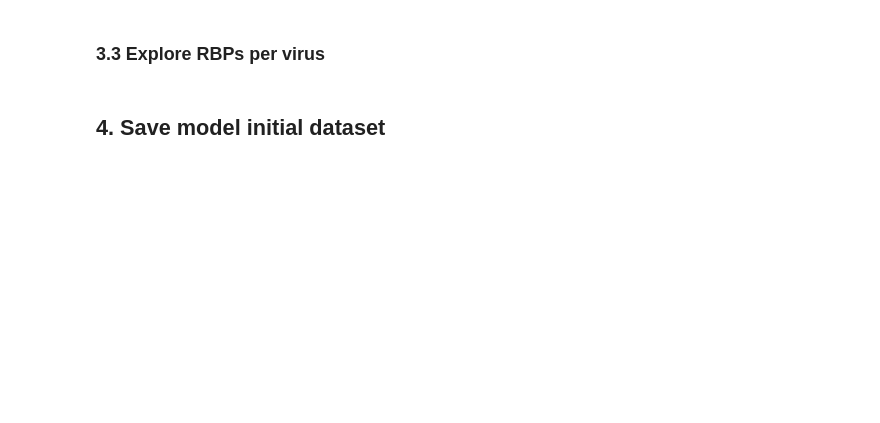
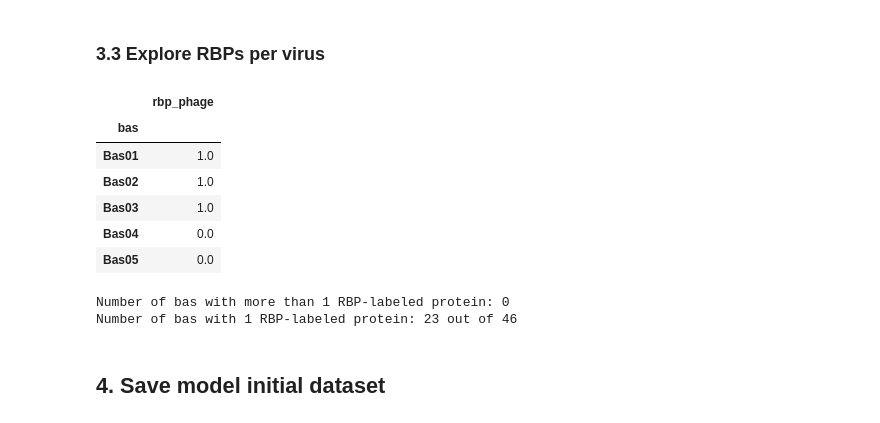
Before and after one commit to Drivahah/Predicting-phage-host-interaction-with-Language-Models, a Jupyter notebook: notebooks/02_transform_data.ipynb, the cells around one changed output. Cells and saved outputs as stored; diff of their text form; code cells hidden in the pictures; blank space fills up the shorter version.

```diff
--- a/notebooks/02_transform_data.ipynb
+++ b/notebooks/02_transform_data.ipynb
@@ -450,13 +450,9 @@ Let's try to relax the thresholds a bit to see if we can get a higher number of
 In particular, let's reduce the PhageRBPDdetect threshold, being it the most strict one.
 # %%
 # Define thresholds
-thresholds = {'phanns_tf': 9.85,
-              'phanns_conf': 0.995,
+thresholds = {'phanns_tf': 9.75,
+              'phanns_conf': 0.975,
               'phagerbp': 0.995}
 
 # Subset protein_NN to relevant columns and filter for thresholds
 protein_NN_survivors = NN_thresholds(thresholds)
-
-# Display survivors
-print(f'Number of survivors: {len(protein_NN_survivors)}')
-display(protein_NN_survivors)
@@ -523,7 +519,0 @@ We can get the info in the locus_tag column.
-# %%
-# Add bas column to basel_proteome (capitalized)
-basel_proteome['bas'] = basel_proteome['locus_tag'].str.split('_', expand=True)[0]
-basel_proteome['bas'] = basel_proteome['bas'].str.capitalize()
-
-# Display basel_proteome
-display(basel_proteome.head())
@@ -649,4 +596,21 @@ display(model_initial[model_initial['rbp_phage'] == 1])
 # %% [markdown]
 ### 3.3 Explore RBPs per virus
+# %%
+# How many rbp_phage == 1 per bas
+rbp_count = model_initial.groupby('bas')['rbp_phage'].sum().to_frame()
+# %%
+display(rbp_count.head())
+print(f'Number of bas with more than 1 RBP-labeled protein: {len(rbp_count.loc[rbp_count["rbp_phage"] > 1])}')
+print(f'Number of bas with 1 RBP-labeled protein: {len(rbp_count.loc[rbp_count["rbp_phage"] == 1])} out of {len(rbp_count)}')
+# %% [output]
+|  | rbp_phage |
+| bas |  |
+| Bas01 | 1.0 |
+| Bas02 | 1.0 |
+| Bas03 | 1.0 |
+| Bas04 | 0.0 |
+| Bas05 | 0.0 |
+Number of bas with more than 1 RBP-labeled protein: 0
+Number of bas with 1 RBP-labeled protein: 23 out of 46
 # %% [markdown]
 ## 4. Save model initial dataset
```
Also changed, not shown: parts of 11 cells of this notebook, 1 other file.
